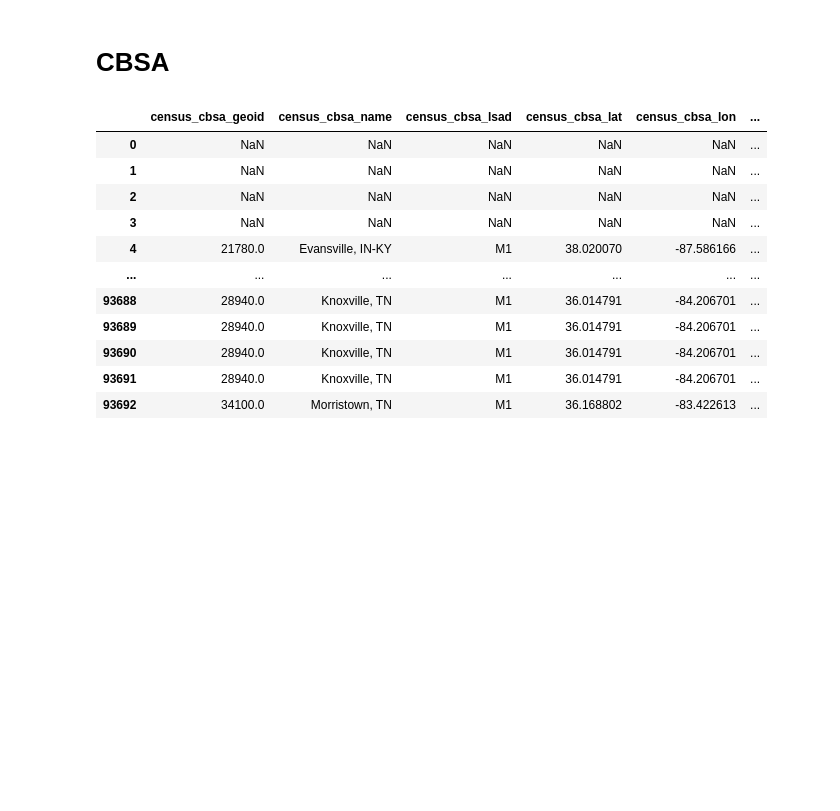
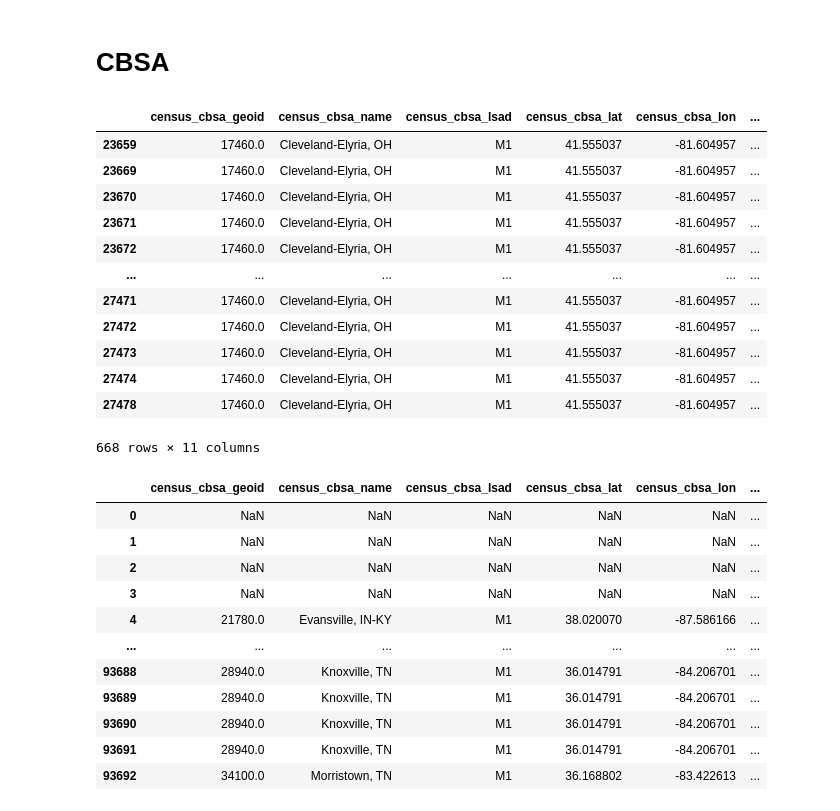
Before and after one commit to eihwood/Haystacks.AI-7, a Jupyter notebook: src/austin_eda_atlanta.ipynb, the cells around one changed output. Saved outputs shown, nothing was run; the diff lists cells and outputs as text; code cells hidden in the pictures; blank space fills up the shorter version.

```diff
--- a/src/austin_eda_atlanta.ipynb
+++ b/src/austin_eda_atlanta.ipynb
@@ -326,6 +326,22 @@ print(list(set(hpi_atl_zips) - set(rpi_atl_zips)))
 []
 # %% [markdown]
 # CBSA
+# %%
+cbsa.loc[cbsa['census_cbsa_name'] == 'Cleveland-Elyria, OH']
+# %% [output]
+|  | census_cbsa_geoid | census_cbsa_name | census_cbsa_lsad | census_cbsa_lat | census_cbsa_lon | ... |
+| 23659 | 17460.0 | Cleveland-Elyria, OH | M1 | 41.555037 | -81.604957 | ... |
+| 23669 | 17460.0 | Cleveland-Elyria, OH | M1 | 41.555037 | -81.604957 | ... |
+| 23670 | 17460.0 | Cleveland-Elyria, OH | M1 | 41.555037 | -81.604957 | ... |
+| 23671 | 17460.0 | Cleveland-Elyria, OH | M1 | 41.555037 | -81.604957 | ... |
+| 23672 | 17460.0 | Cleveland-Elyria, OH | M1 | 41.555037 | -81.604957 | ... |
+| ... | ... | ... | ... | ... | ... | ... |
+| 27471 | 17460.0 | Cleveland-Elyria, OH | M1 | 41.555037 | -81.604957 | ... |
+| 27472 | 17460.0 | Cleveland-Elyria, OH | M1 | 41.555037 | -81.604957 | ... |
+| 27473 | 17460.0 | Cleveland-Elyria, OH | M1 | 41.555037 | -81.604957 | ... |
+| 27474 | 17460.0 | Cleveland-Elyria, OH | M1 | 41.555037 | -81.604957 | ... |
+| 27478 | 17460.0 | Cleveland-Elyria, OH | M1 | 41.555037 | -81.604957 | ... |
+668 rows × 11 columns
 # %%
 cbsa = pd.read_csv('../data/census_cbsa_zip_tract.csv', index_col = 0)
 # convert zip code to string
```
Also changed, not shown: parts of 18 cells of this notebook, 1 other file.
